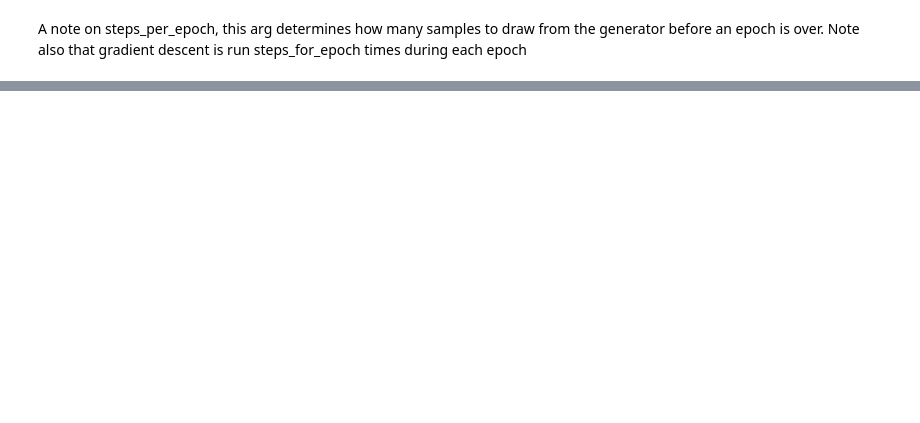
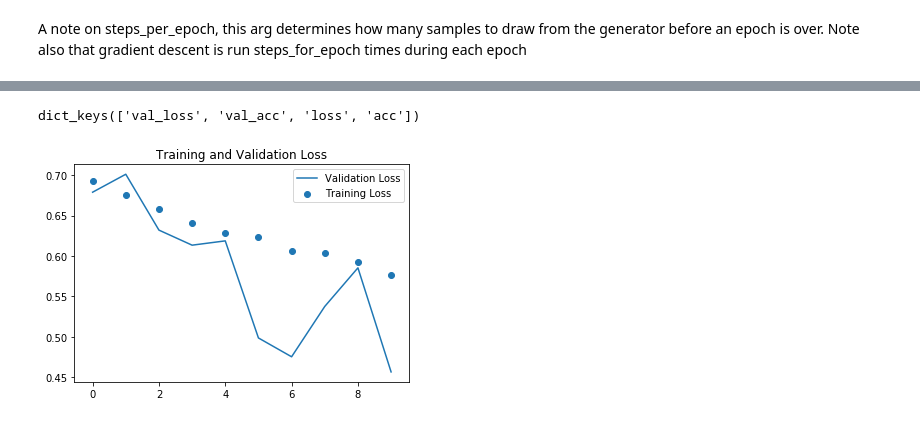
Before and after one commit to UncleGedd/DeepLearningWithPython, a Jupyter notebook: ch5/Convolutional NN - DogsCats.ipynb, the cells around one changed output, grey strips where cells are left out. Drawn from its saved outputs; the diff is of its cells as text; code cells hidden in the pictures; blank space fills up the shorter version.

```diff
--- a/ch5/Convolutional NN - DogsCats.ipynb
+++ b/ch5/Convolutional NN - DogsCats.ipynb
@@ -99,0 +139,22 @@ A note on steps_per_epoch, this arg determines how many samples to draw from the
+# %%
+model = models.Sequential()
+model.add(layers.Conv2D(32, (3,3), activation='relu',
+                        input_shape=(150,150,3)))
+model.add(layers.MaxPooling2D((2,2)))
+model.add(layers.Conv2D(64, (3,3), activation='relu'))
+model.add(layers.MaxPooling2D((2,2)))
+model.add(layers.Conv2D(128, (3,3), activation='relu'))
+model.add(layers.MaxPooling2D((2,2)))
+model.add(layers.Conv2D(128, (3,3), activation='relu'))
+model.add(layers.MaxPooling2D((2,2)))
+
+model.add(layers.Flatten())
+model.add(layers.Dropout(0.5))
+
+model.add(layers.Dense(512, activation='relu')) # why 512?
+model.add(layers.Dense(1, activation='sigmoid'))
+model.summary()
+
+model.compile(loss='binary_crossentropy',
+              optimizer=optimizers.RMSprop(lr=1e-4),
+              metrics=['acc'])
@@ -99,0 +209,10 @@ A note on steps_per_epoch, this arg determines how many samples to draw from the
+# %%
+history = model.fit_generator(
+    train_generator,
+    steps_per_epoch=100,
+    epochs=10,
+    validation_data=validation_generator,
+    validation_steps=50
+)
+
+model.save('cats_and_dogs_small_2.h5')
@@ -99,0 +240,13 @@ A note on steps_per_epoch, this arg determines how many samples to draw from the
+# %%
+hist = history.history
+hist.keys()
+# %% [output]
+dict_keys(['val_loss', 'val_acc', 'loss', 'acc'])
+# %%
+plt.plot(range(10), hist['val_loss'], label='Validation Loss')
+plt.scatter(range(10), hist['loss'], label='Training Loss')
+plt.title('Training and Validation Loss')
+plt.legend()
+plt.show()
+# %% [output]
+[figure, added]
```
Also changed, not shown: parts of 31 cells of this notebook, 2 other files.
